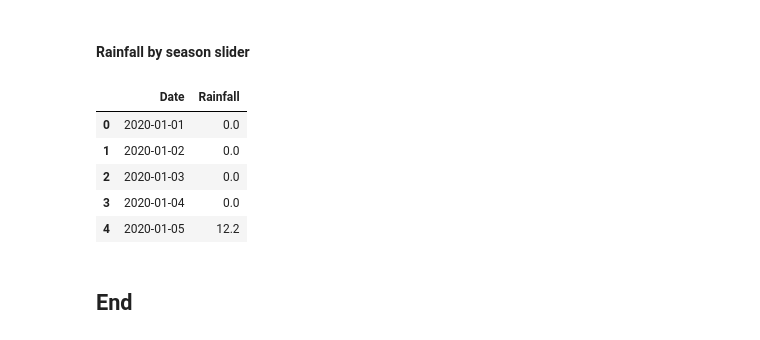
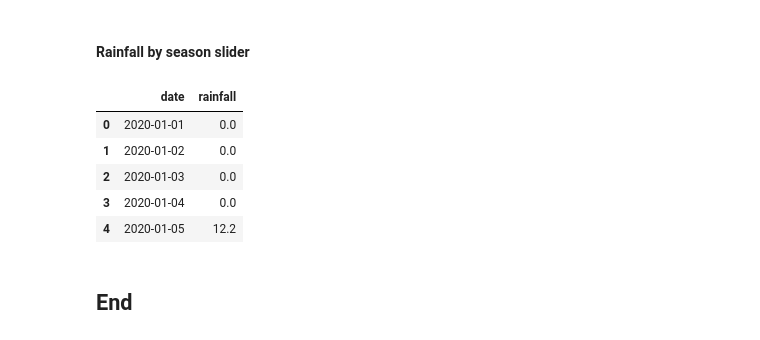
Before and after one commit to alona808/data_viz_plotly, a Jupyter notebook: data_viz_plotly_intro.ipynb, the cells around one changed output. Cells and saved outputs as stored; diff of their text form; code cells hidden in the pictures.

```diff
--- a/data_viz_plotly_intro.ipynb
+++ b/data_viz_plotly_intro.ipynb
@@ -981,15 +981,16 @@ fig.show();
 [interactive output not drawn]
 # %% [markdown]
 #### Rainfall by season slider
-# %%
-df_rain.head()
-# %% [output]
-|  | Date | Rainfall |
-| 0 | 2020-01-01 | 0.0 |
-| 1 | 2020-01-02 | 0.0 |
-| 2 | 2020-01-03 | 0.0 |
-| 3 | 2020-01-04 | 0.0 |
-| 4 | 2020-01-05 | 12.2 |
+# %%
+df_rain.columns = df_rain.columns.str.lower()
+df_rain.head()
+# %% [output]
+|  | date | rainfall |
+| 0 | 2020-01-01 | 0.0 |
+| 1 | 2020-01-02 | 0.0 |
+| 2 | 2020-01-03 | 0.0 |
+| 3 | 2020-01-04 | 0.0 |
+| 4 | 2020-01-05 | 12.2 |
 # %%
 # penguins = pd.read_csv(os.path.join(path_to_raw_data, file_penguins))
 #                             #  ,encoding='ISO-8859-1') # or use that: encoding='cp1252'
```
